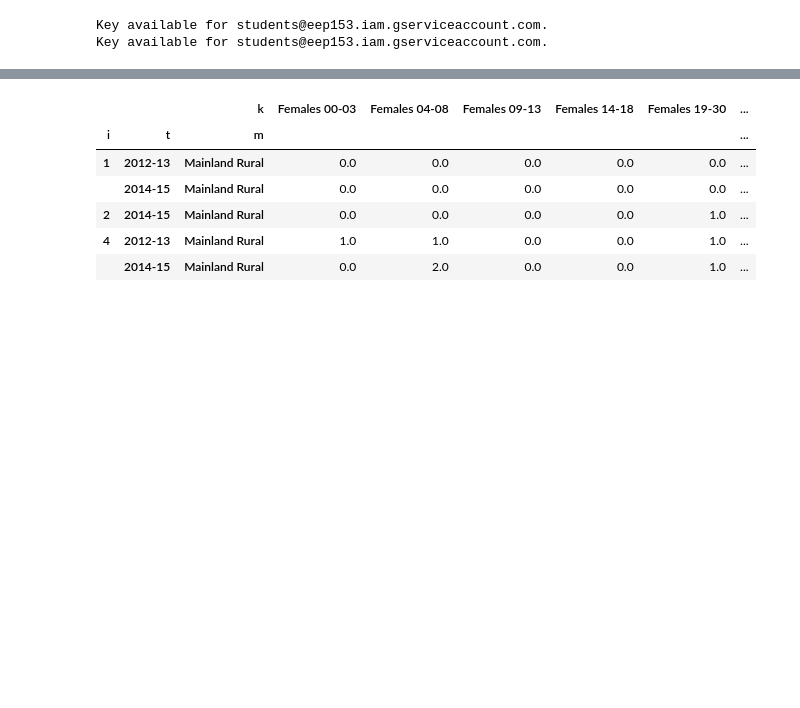
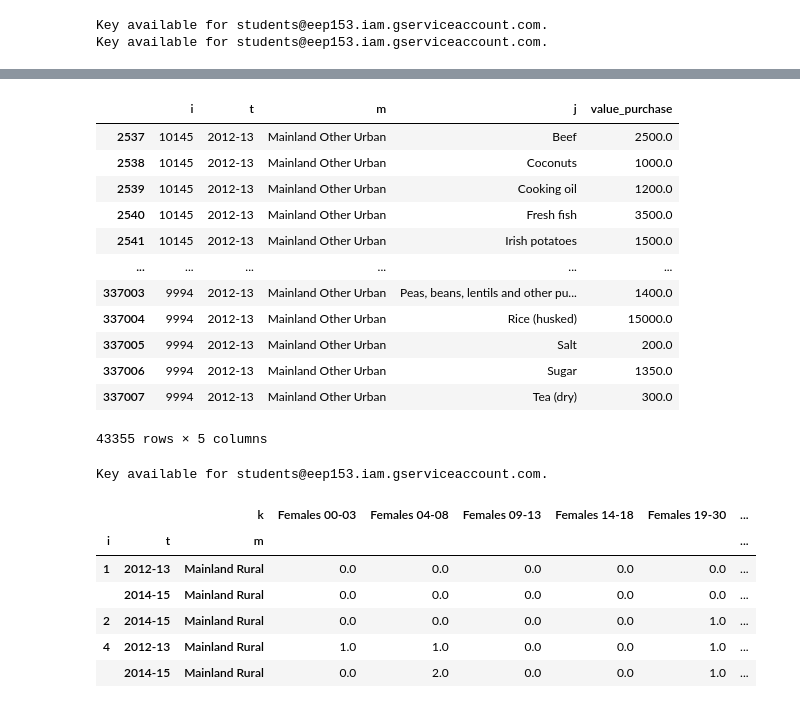
Before and after one commit to vkeroles/EEP153-SP23-Proj3, a Jupyter notebook: Team_E_food_demand.ipynb, the cells around one changed output, grey strips where cells are left out. Saved outputs shown, nothing was run; the diff lists cells and outputs as text; code cells hidden in the pictures; blank space fills up the shorter version.

```diff
--- a/Team_E_food_demand.ipynb
+++ b/Team_E_food_demand.ipynb
@@ -81,0 +84,19 @@ Key available for students@eep153.iam.gserviceaccount.com.
+# %%
+# Get Urban Expeditures
+x_urban = x[x['urb_rur'] == 'URBAN']
+x_urban = x_urban.drop(columns=['urb_rur'])
+x_urban
+# %% [output]
+|  | i | t | m | j | value_purchase |
+| 2537 | 10145 | 2012-13 | Mainland Other Urban | Beef | 2500.0 |
+| 2538 | 10145 | 2012-13 | Mainland Other Urban | Coconuts | 1000.0 |
+| 2539 | 10145 | 2012-13 | Mainland Other Urban | Cooking oil | 1200.0 |
+| 2540 | 10145 | 2012-13 | Mainland Other Urban | Fresh fish | 3500.0 |
+| 2541 | 10145 | 2012-13 | Mainland Other Urban | Irish potatoes | 1500.0 |
+| ... | ... | ... | ... | ... | ... |
+| 337003 | 9994 | 2012-13 | Mainland Other Urban | Peas, beans, lentils and other pu... | 1400.0 |
+| 337004 | 9994 | 2012-13 | Mainland Other Urban | Rice (husked) | 15000.0 |
+| 337005 | 9994 | 2012-13 | Mainland Other Urban | Salt | 200.0 |
+| 337006 | 9994 | 2012-13 | Mainland Other Urban | Sugar | 1350.0 |
+| 337007 | 9994 | 2012-13 | Mainland Other Urban | Tea (dry) | 300.0 |
+43355 rows × 5 columns
@@ -82,3 +114,13 @@ Key available for students@eep153.iam.gserviceaccount.com.
+# %%
+# Change 'Tanzania' to key of your own sheet in Sheets, above
+d = read_sheets(Tanzania_Family_Data,sheet="HH Characteristics")
+d.columns.name = 'k'
+d = d[d['m'] != 'Nan']
+d = d.astype({'i':'int64'})
+
+d.set_index(['i','t','m'],inplace=True)
+# %% [output]
+Key available for students@eep153.iam.gserviceaccount.com.
 # %%
 d.head()
 # %% [output]
```
Also changed, not shown: parts of 11 cells of this notebook.
